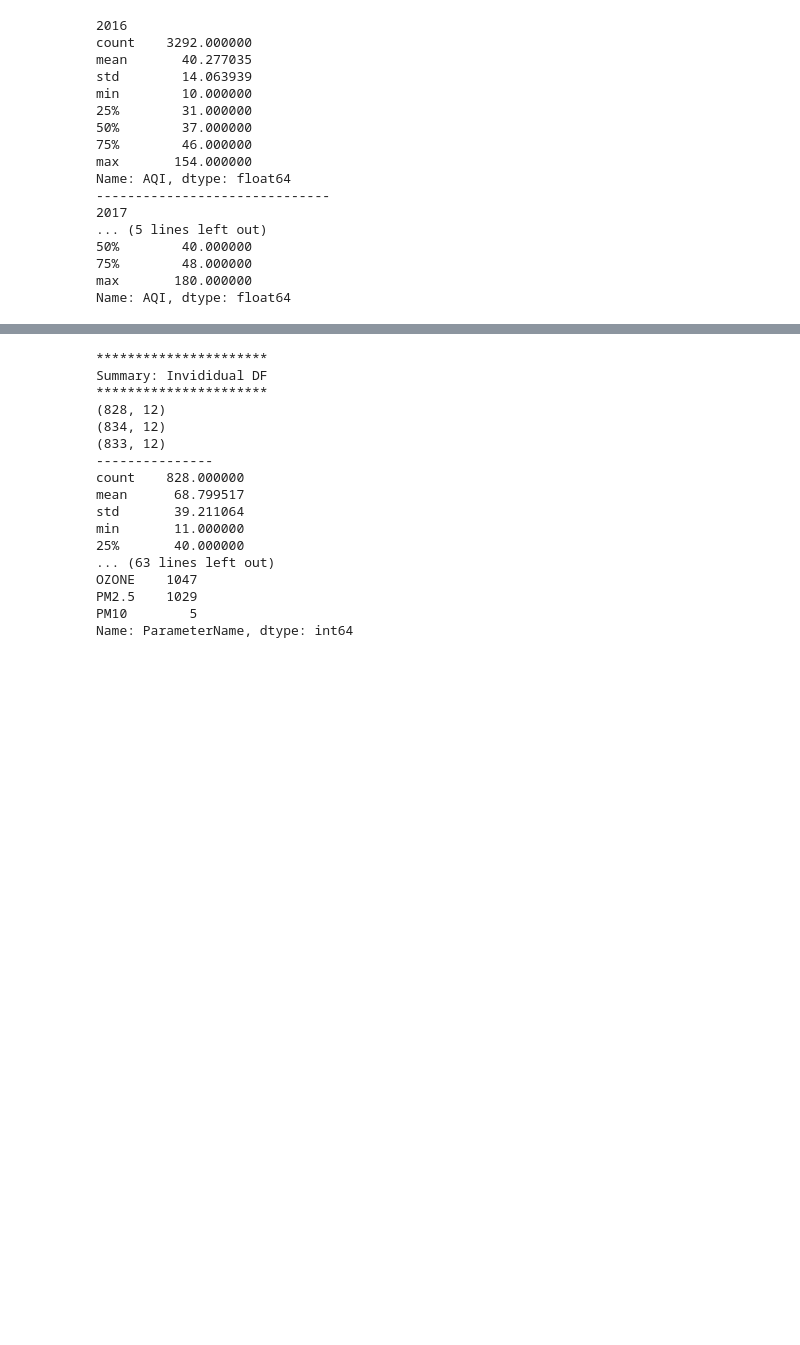
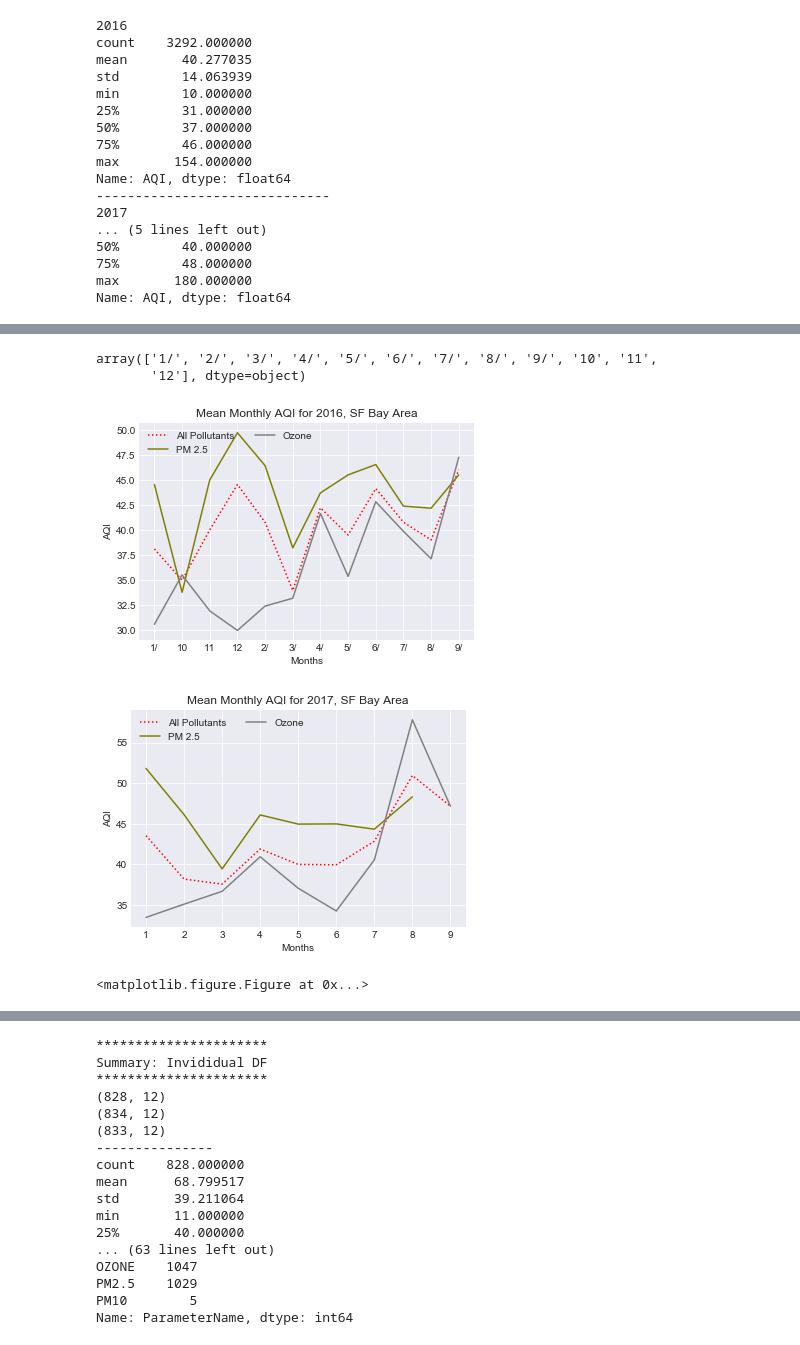
Before and after one commit to HP-Nunes/airQualityInTheBayArea_October2017, a Jupyter notebook: Push_to_Master/Master_Notebook.ipynb, the cells around one changed output, grey strips where cells are left out. Cells and saved outputs as stored; diff of their text form; code cells hidden in the pictures; blank space fills up the shorter version.

```diff
--- a/Push_to_Master/Master_Notebook.ipynb
+++ b/Push_to_Master/Master_Notebook.ipynb
@@ -206,3 +252,70 @@ sns.lmplot( x="county Name", y="AQI", data=sfb17_data, fit_reg=False, hue='Categ
+# %%
+sfb16_data['Month']=sfb16_data.Date.apply(lambda x: str(x)[:2])
+sfb16_data.Month.unique()
+# %% [output]
+array(['1/', '2/', '3/', '4/', '5/', '6/', '7/', '8/', '9/', '10', '11',
+       '12'], dtype=object)
+# %%
+        ## Timeseries of AQI for Oct. 9th-15th
+
+# Isolate the Month
+sfb16_data['Month']=sfb16_data.Date.apply(lambda x: str(x)[:2])
+sfb16_data_month_m = sfb16_data.groupby("Month").mean()
+
+sfb16_data_m = sfb16_data.AQI.mean()
+AQI_monthy_m = sfb16_data_month_m.AQI
+AQI_monthy_m #Trendline
+
+pm25_month_m = sfb16_data[sfb16_data["Defining Parameter"] == 'PM2.5'].groupby('Month').mean()
+pm25_month_m = pm25_month_m.AQI
+ozone_month_m = sfb16_data[sfb16_data["Defining Parameter"] == 'Ozone'].groupby('Month').mean()
+ozone_month_m = ozone_month_m.AQI
+
+#Avg. AQI per day during Oct. 9th-15th 2017
+sns.set_style("darkgrid")
+plt.plot(AQI_monthy_m,linestyle="dotted",color='red',label="All Pollutants") # Avg. for all pollutants/day
+plt.plot(pm25_month_m,color='olive',label="PM 2.5")
+plt.plot(ozone_month_m,color='grey',label="Ozone")
+plt.title('Mean Monthly AQI for 2016, SF Bay Area')
+plt.xlabel('Months')
+plt.ylabel('AQI')
+plt.legend(loc=2, ncol=2)
+
+plt.show()
+
+plt.savefig('Outputs/EPA_TimeSeries_2016.png')
+
+#################
+# Isolate the Month
+sfb17_data['Month']=sfb17_data.Date.apply(lambda x: str(x)[:1])
+sfb17_data_month_m = sfb17_data.groupby("Month").mean()
+
+sfb17_data_m = sfb17_data.AQI.mean()
+AQI_monthy_m = sfb17_data_month_m.AQI
+AQI_monthy_m #Trendline
+
+pm25_month_m = sfb17_data[sfb17_data["Defining Parameter"] == 'PM2.5'].groupby('Month').mean()
+pm25_month_m = pm25_month_m.AQI
+ozone_month_m = sfb17_data[sfb17_data["Defining Parameter"] == 'Ozone'].groupby('Month').mean()
+ozone_month_m = ozone_month_m.AQI
+
+#Avg. AQI per day during Oct. 9th-15th 2017
+sns.set_style("darkgrid")
+plt.plot(AQI_monthy_m,linestyle="dotted",color='red',label="All Pollutants") # Avg. for all pollutants/day
+plt.plot(pm25_month_m,color='olive',label="PM 2.5")
+plt.plot(ozone_month_m,color='grey',label="Ozone")
+plt.title('Mean Monthly AQI for 2017, SF Bay Area')
+plt.xlabel('Months')
+plt.ylabel('AQI')
+plt.legend(loc=2, ncol=2)
+
+plt.show()
+
+plt.savefig('Outputs/EPA_TimeSeries_2017.png')
+# %% [output]
+[figure, added]
+[figure, added]
+<matplotlib.figure.Figure at 0x...>
 # %%
 #################################################################################################
 # %%
```
Also changed, not shown: parts of 7 cells of this notebook, 7 other files.
